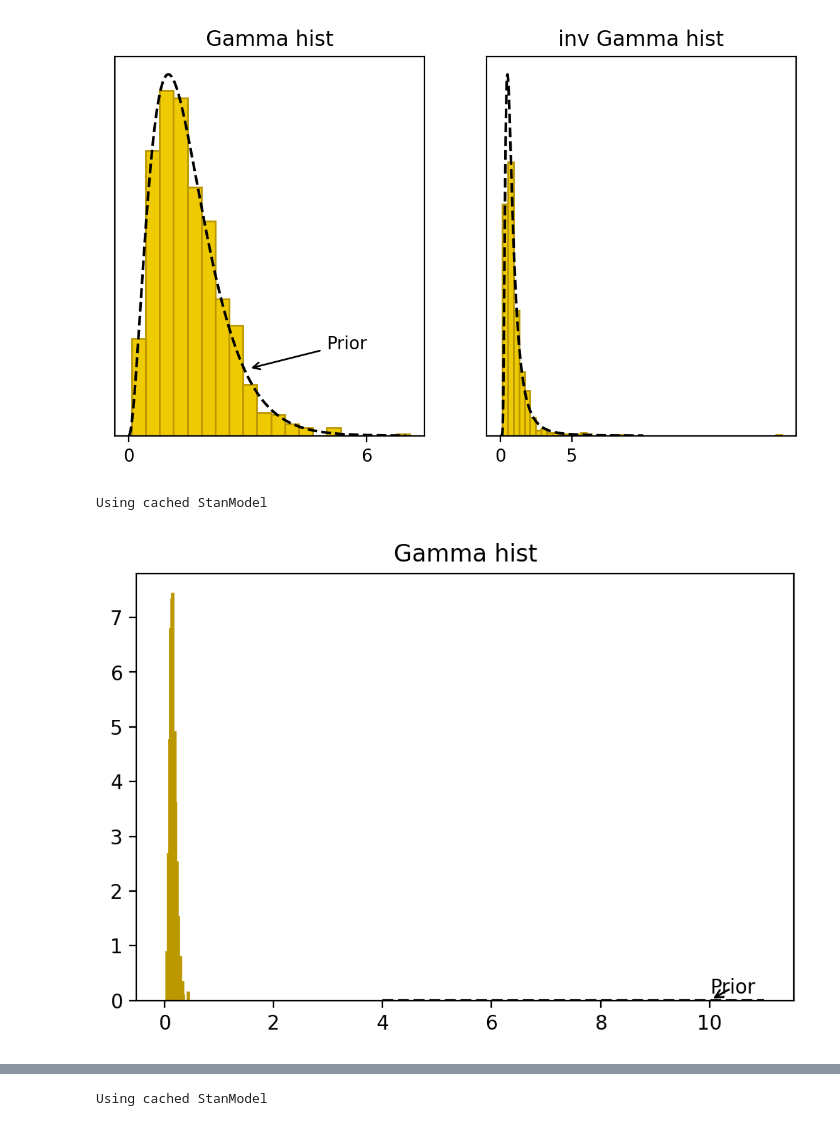
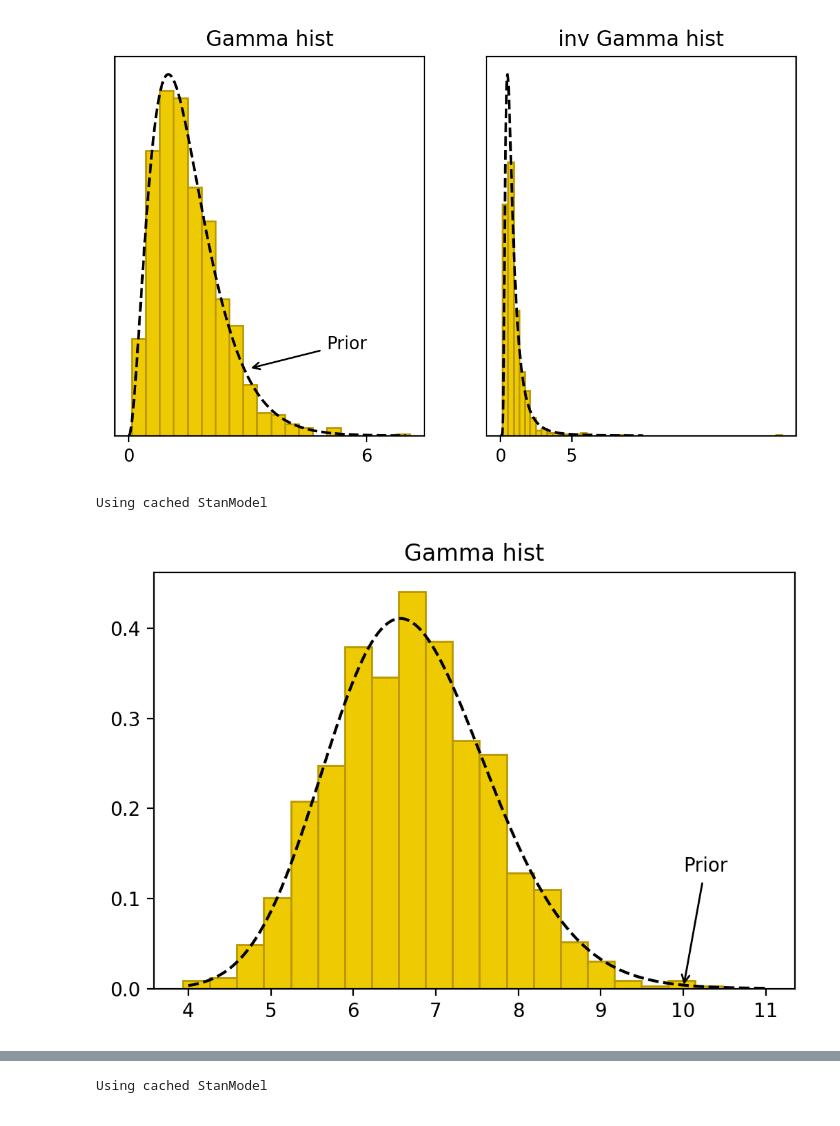
Before and after one commit to MarcinGuziorHombre/Data-Analytics, a Jupyter notebook: lab3/lab3.ipynb, the cells around one changed output, grey strips where cells are left out. Saved outputs shown, nothing was run; the diff lists cells and outputs as text; code cells hidden in the pictures.

```diff
--- a/lab3/lab3.ipynb
+++ b/lab3/lab3.ipynb
@@ -129,44 +129,35 @@ gamma_tunned_model, gamma_tunned_fit =  fit_model(model_path ='stan_model/gamma_
                        seed = 1052020)
 
 tunning_params = {
-    'beta': np.round(gamma_tunned_fit.extract()['alpha'][0]),
-    'alpha': np.round(gamma_tunned_fit.extract()['beta'][0])
+    'beta': np.round(gamma_tunned_fit.extract()['beta'][0]),
+    'alpha': np.round(gamma_tunned_fit.extract()['alpha'][0])
 }
-
-sim = gamma_model.sampling(tunning_params,
-                          algorithm="Fixed_param",
-                          iter=1000,
-                          warmup=0,
-                          chains=1,
-                          seed=25052020)
-
-
 
 sim = gamma_model.sampling(data=tunning_params,
                           algorithm="Fixed_param",
                           iter=1000,
                           warmup=0,
                           chains=1,
                           seed=25052020)
 
 tunned_params=sim.extract()
 
 plt.hist(tunned_params['gamma'],
          bins=20,
          color=colors['dark'],
          edgecolor=colors['dark_highlight'],
          density=True)
 
 
 plt.plot(np.linspace(4,11,500),
          stats.gamma.pdf(np.linspace(4,11,500),a=tunning_params['alpha'],scale=1/tunning_params['beta']),
          color='black',
          linestyle='--')
 
 plt.title(r'Gamma hist')
 plt.annotate('Prior',xy=(10, 0),xytext=(10,0.13),arrowprops={'arrowstyle':'->'})
 
 plt.show()
 # %% [output]
 Using cached StanModel
-[figure, old version]
+[figure, new version]
```
Also changed, not shown: parts of 6 cells of this notebook, 4 other files.
